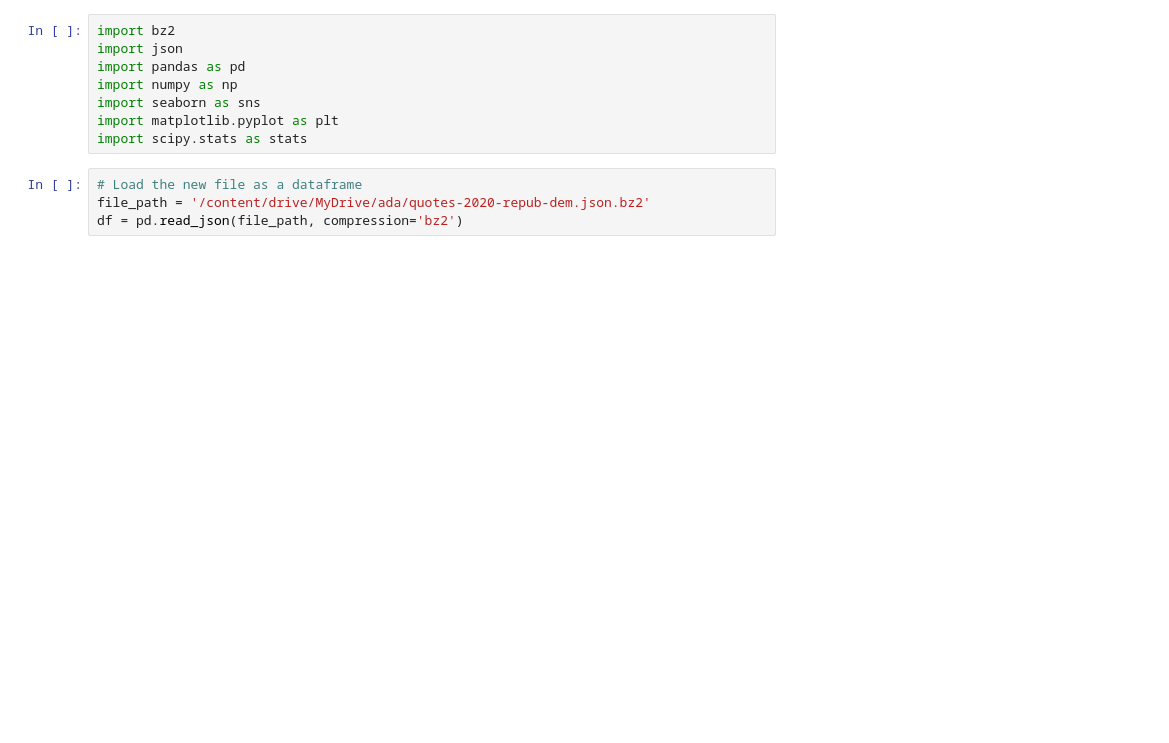
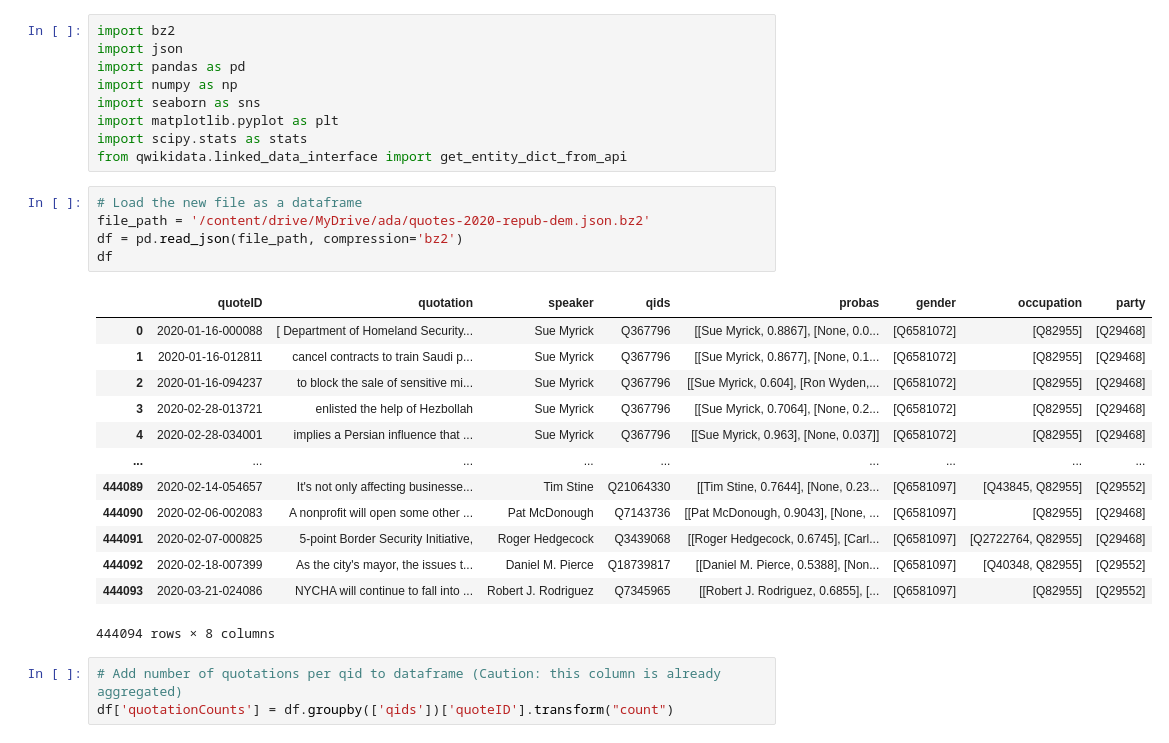
Before and after one commit to epfl-ada/ada-2021-project-the-internationadas, a Jupyter notebook: data_exploration.ipynb, the cells around one changed output. Cells and saved outputs as stored; diff of their text form; blank space fills up the shorter version.

```diff
--- a/data_exploration.ipynb
+++ b/data_exploration.ipynb
@@ -9,7 +25,26 @@ import numpy as np
 import seaborn as sns
 import matplotlib.pyplot as plt
 import scipy.stats as stats
+from qwikidata.linked_data_interface import get_entity_dict_from_api
 # %%
 # Load the new file as a dataframe
 file_path = '/content/drive/MyDrive/ada/quotes-2020-repub-dem.json.bz2'
 df = pd.read_json(file_path, compression='bz2')
+df
+# %% [output]
+|  | quoteID | quotation | speaker | qids | probas | gender | occupation | party |
+| 0 | 2020-01-16-000088 | [ Department of Homeland Security... | Sue Myrick | Q367796 | [[Sue Myrick, 0.8867], [None, 0.0... | [Q6581072] | [Q82955] | [Q29468] |
+| 1 | 2020-01-16-012811 | cancel contracts to train Saudi p... | Sue Myrick | Q367796 | [[Sue Myrick, 0.8677], [None, 0.1... | [Q6581072] | [Q82955] | [Q29468] |
+| 2 | 2020-01-16-094237 | to block the sale of sensitive mi... | Sue Myrick | Q367796 | [[Sue Myrick, 0.604], [Ron Wyden,... | [Q6581072] | [Q82955] | [Q29468] |
+| 3 | 2020-02-28-013721 | enlisted the help of Hezbollah | Sue Myrick | Q367796 | [[Sue Myrick, 0.7064], [None, 0.2... | [Q6581072] | [Q82955] | [Q29468] |
+| 4 | 2020-02-28-034001 | implies a Persian influence that ... | Sue Myrick | Q367796 | [[Sue Myrick, 0.963], [None, 0.037]] | [Q6581072] | [Q82955] | [Q29468] |
+| ... | ... | ... | ... | ... | ... | ... | ... | ... |
+| 444089 | 2020-02-14-054657 | It's not only affecting businesse... | Tim Stine | Q21064330 | [[Tim Stine, 0.7644], [None, 0.23... | [Q6581097] | [Q43845, Q82955] | [Q29552] |
+| 444090 | 2020-02-06-002083 | A nonprofit will open some other ... | Pat McDonough | Q7143736 | [[Pat McDonough, 0.9043], [None, ... | [Q6581097] | [Q82955] | [Q29468] |
+| 444091 | 2020-02-07-000825 | 5-point Border Security Initiative, | Roger Hedgecock | Q3439068 | [[Roger Hedgecock, 0.6745], [Carl... | [Q6581097] | [Q2722764, Q82955] | [Q29468] |
+| 444092 | 2020-02-18-007399 | As the city's mayor, the issues t... | Daniel M. Pierce | Q18739817 | [[Daniel M. Pierce, 0.5388], [Non... | [Q6581097] | [Q40348, Q82955] | [Q29552] |
+| 444093 | 2020-03-21-024086 | NYCHA will continue to fall into ... | Robert J. Rodriguez | Q7345965 | [[Robert J. Rodriguez, 0.6855], [... | [Q6581097] | [Q82955] | [Q29552] |
+444094 rows × 8 columns
+# %%
+# Add number of quotations per qid to dataframe (Caution: this column is already aggregated)
+df['quotationCounts'] = df.groupby(['qids'])['quoteID'].transform("count")
```
Also changed, not shown: parts of 37 cells of this notebook, 1 other file.
